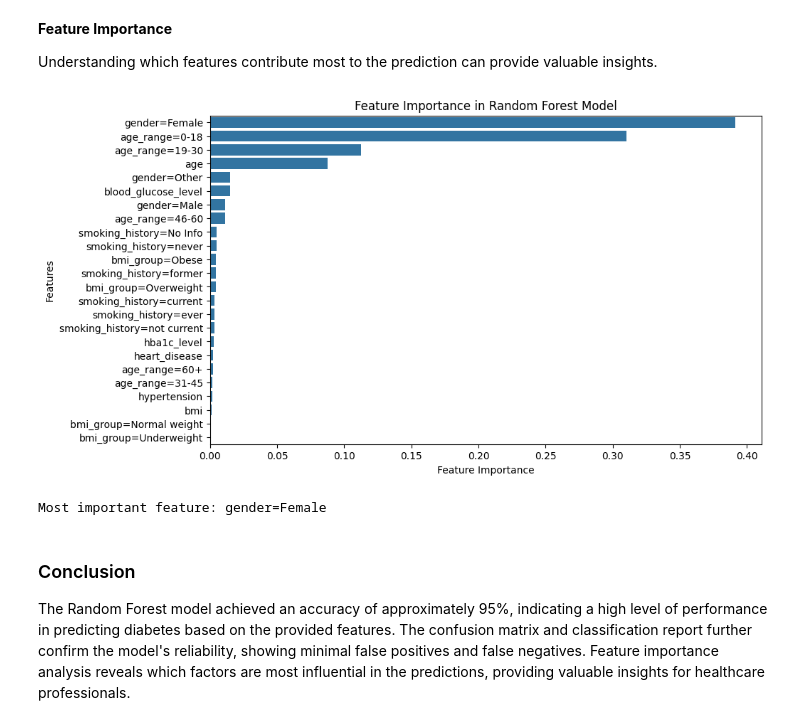
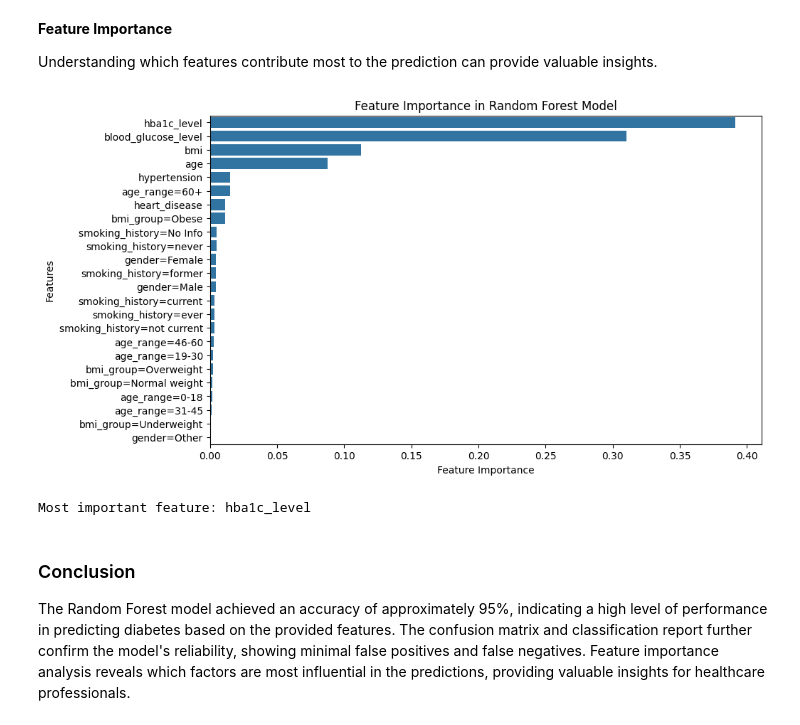
Before and after one commit to szuhow/ml-zoomcamp-2024, a Jupyter notebook: midterm/notebook.ipynb, the cells around one changed output. Saved outputs shown, nothing was run; the diff lists cells and outputs as text; code cells hidden in the pictures.

```diff
--- a/midterm/notebook.ipynb
+++ b/midterm/notebook.ipynb
@@ -435,38 +433,28 @@ X = df.drop('diabetes', axis=1)
 # %%
-# Define categorical and numeric features
-categorical_features = ['gender', 'smoking_history', 'age_range', 'bmi_group']
-numeric_features = [col for col in X.columns if col not in categorical_features]
 
-# Get the feature names for categorical features from DictVectorizer
-dv = DictVectorizer(sparse=False)
-X_categorical = X[categorical_features].to_dict(orient='records')
-dv.fit(X_categorical)
-categorical_feature_names = dv.get_feature_names_out()
 
-# Combine numeric and categorical feature names
-feature_names = numeric_features + list(categorical_feature_names)
-
-# Get feature importances
+# Get feature names and importances
+feature_names = dv.get_feature_names_out()
 importances = model.feature_importances_
 feature_importances = pd.Series(importances, index=feature_names).sort_values(ascending=False)
 
 # Plot feature importances
 plt.figure(figsize=(10,6))
 sns.barplot(x=feature_importances, y=feature_importances.index)
 plt.xlabel('Feature Importance')
 plt.ylabel('Features')
 plt.title('Feature Importance in Random Forest Model')
 plt.show()
 
 # Find the most important feature
 most_important_index = np.argmax(importances)
 most_important_feature = feature_names[most_important_index]
 
 # Display the most important feature
 print(f'Most important feature: {most_important_feature}')
 # %% [output]
-[figure, old version]
+[figure, new version]
-Most important feature: gender=Female
+Most important feature: hba1c_level
 # %% [markdown]
 ### Conclusion
 The Random Forest model achieved an accuracy of approximately 95%, indicating a high level of performance in predicting diabetes based on the provided features. The confusion matrix and classification report further confirm the model's reliability, showing minimal false positives and false negatives. Feature importance analysis reveals which factors are most influential in the predictions, providing valuable insights for healthcare professionals.
```
Also changed, not shown: parts of 11 cells of this notebook, 6 other files.
